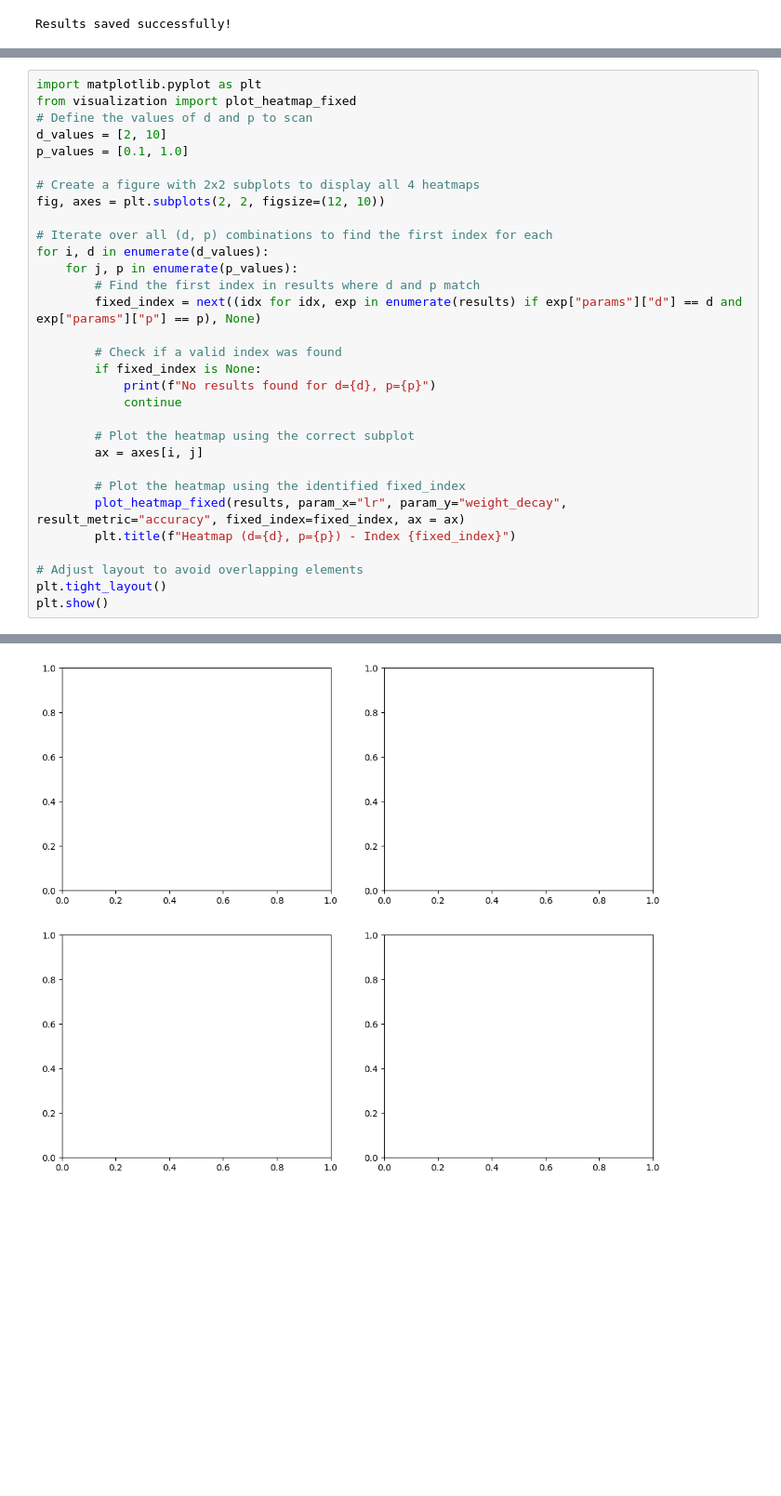
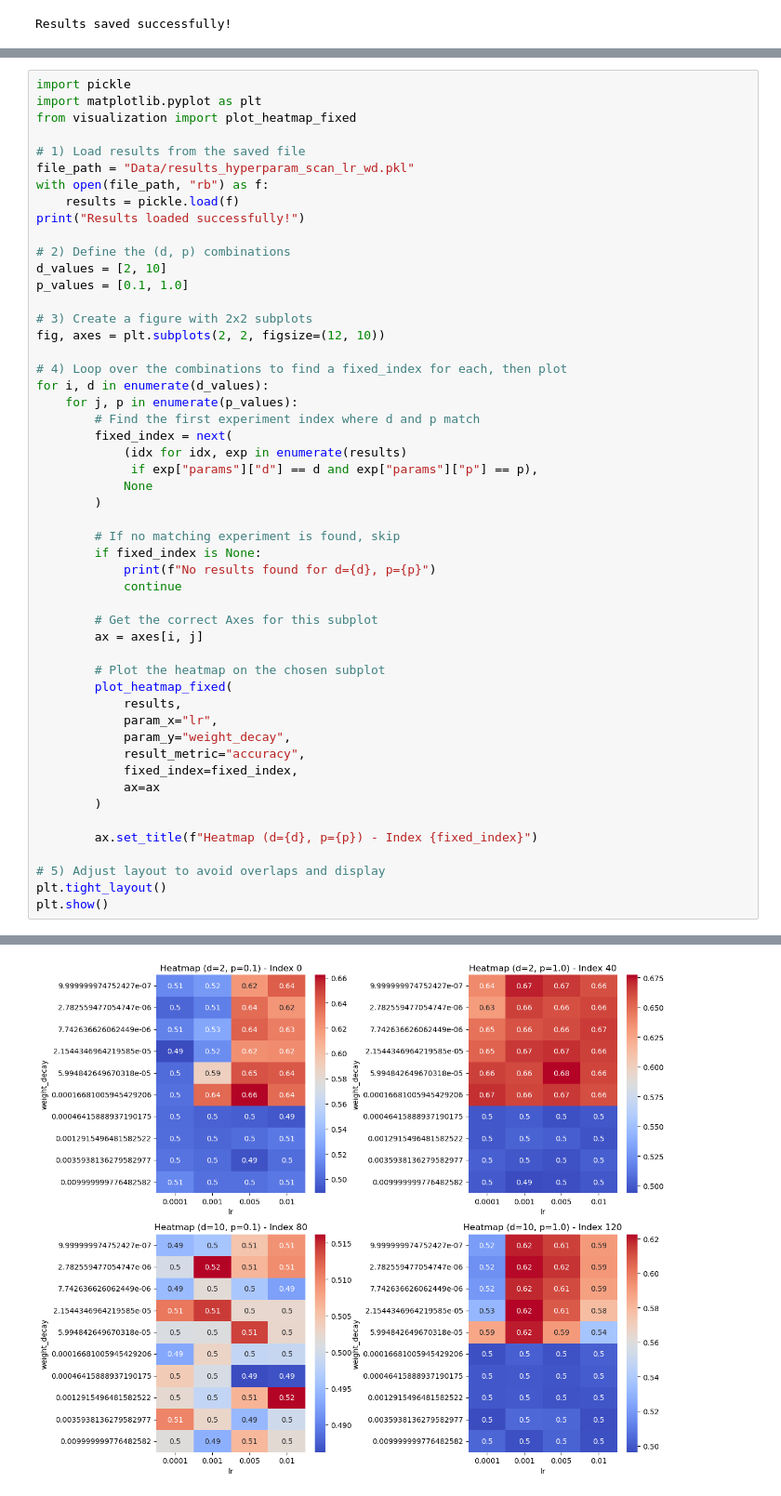
Before and after one commit to MayeulCassier/Matrix-Factorization-With-Comparison-Data, a Jupyter notebook: Parameter_Scan_results.ipynb, the cells around one changed output, grey strips where cells are left out. Shown at 93% size. Cells and saved outputs as stored; diff of their text form; blank space fills up the shorter version.

Commit message:
Some more results and functions

```diff
--- a/Parameter_Scan_results.ipynb
+++ b/Parameter_Scan_results.ipynb
@@ -217,32 +203,52 @@ Running experiment with parameters: {'n': 1000, 'm': 1000, 'd': 2, 'p': 0.1, 'lr
 # %%
+import pickle
 import matplotlib.pyplot as plt
 from visualization import plot_heatmap_fixed
-# Define the values of d and p to scan
+
+# 1) Load results from the saved file
+file_path = "Data/results_hyperparam_scan_lr_wd.pkl"
+with open(file_path, "rb") as f:
+    results = pickle.load(f)
+print("Results loaded successfully!")
+
+# 2) Define the (d, p) combinations
 d_values = [2, 10]
 p_values = [0.1, 1.0]
 
-# Create a figure with 2x2 subplots to display all 4 heatmaps
+# 3) Create a figure with 2x2 subplots
 fig, axes = plt.subplots(2, 2, figsize=(12, 10))
 
-# Iterate over all (d, p) combinations to find the first index for each
+# 4) Loop over the combinations to find a fixed_index for each, then plot
 for i, d in enumerate(d_values):
     for j, p in enumerate(p_values):
-        # Find the first index in results where d and p match
-        fixed_index = next((idx for idx, exp in enumerate(results) if exp["params"]["d"] == d and exp["params"]["p"] == p), None)
+        # Find the first experiment index where d and p match
+        fixed_index = next(
+            (idx for idx, exp in enumerate(results)
+             if exp["params"]["d"] == d and exp["params"]["p"] == p),
+            None
+        )
 
-        # Check if a valid index was found
+        # If no matching experiment is found, skip
         if fixed_index is None:
             print(f"No results found for d={d}, p={p}")
             continue
 
-        # Plot the heatmap using the correct subplot
+        # Get the correct Axes for this subplot
         ax = axes[i, j]
 
-        # Plot the heatmap using the identified fixed_index
-        plot_heatmap_fixed(results, param_x="lr", param_y="weight_decay", result_metric="accuracy", fixed_index=fixed_index, ax = ax)
-        plt.title(f"Heatmap (d={d}, p={p}) - Index {fixed_index}")
+        # Plot the heatmap on the chosen subplot
+        plot_heatmap_fixed(
+            results,
+            param_x="lr",
+            param_y="weight_decay",
+            result_metric="accuracy",
+            fixed_index=fixed_index,
+            ax=ax
+        )
 
-# Adjust layout to avoid overlapping elements
+        ax.set_title(f"Heatmap (d={d}, p={p}) - Index {fixed_index}")
+
+# 5) Adjust layout to avoid overlaps and display
 plt.tight_layout()
 plt.show()
 # %% [output]
@@ -249 +256 @@ plt.show()
-[figure, old version]
+[figure, new version]
```
Also changed, not shown: parts of 5 cells of this notebook, 3 other files.
